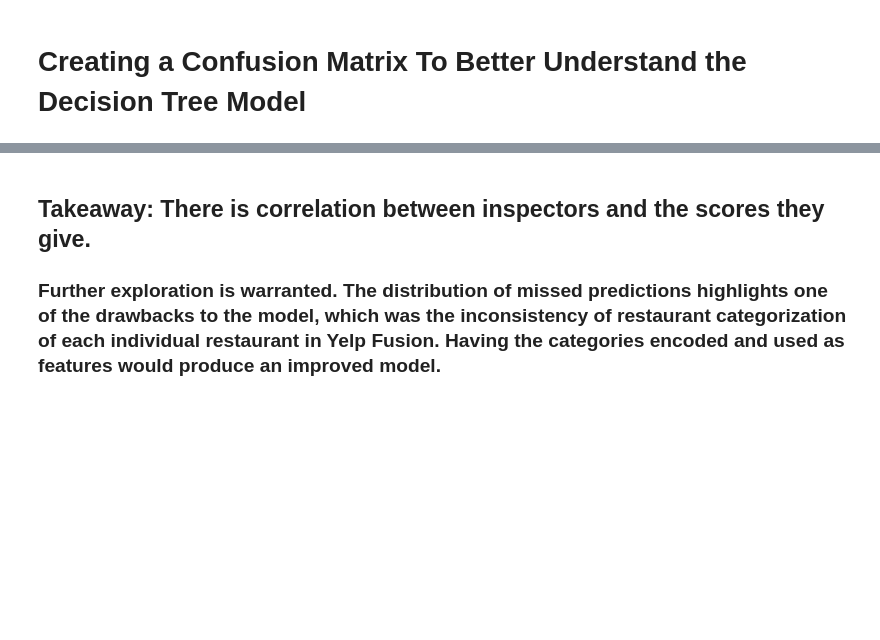
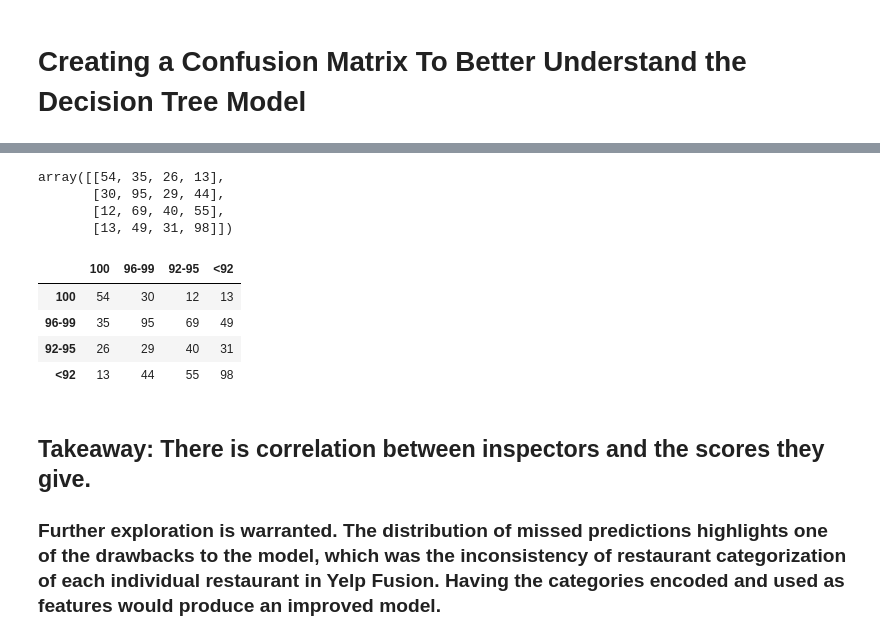
Before and after one commit to CodeBound-Annihilators/yelpproject, a Jupyter notebook: 4_Master_Model.ipynb, the cells around one changed output, grey strips where cells are left out. Cells and saved outputs as stored; diff of their text form; code cells hidden in the pictures; blank space fills up the shorter version.

Commit message:
Second Confusion Matrix

```diff
--- a/4_Master_Model.ipynb
+++ b/4_Master_Model.ipynb
@@ -342,3 +484,6 @@ print('Accuracy of random forest classifier on test set: {:.2f}'
      .format(rf.score(X_test, y_test)))
 # %% [markdown]
 # Creating a Confusion Matrix To Better Understand the Decision Tree Model
+# %%
+y_pred = clf.predict(X_test)
+y_pred
@@ -345,10 +508,21 @@ print('Accuracy of random forest classifier on test set: {:.2f}'
 # %%
-confusion_matrix(y_train,y_pred)
+confusion_matrix(y_test,y_pred)
+# %% [output]
+array([[54, 35, 26, 13],
+       [30, 95, 29, 44],
+       [12, 69, 40, 55],
+       [13, 49, 31, 98]])
 # %%
 #Making the confusion matrix "pretty"
 labels=(" 100 ", " 96-99 ", " 92-95 ", " <92 ")
-pretty_cm=pd.DataFrame(confusion_matrix(y_train,y_pred),index=labels,columns=labels)
+pretty_cm=pd.DataFrame(confusion_matrix(y_test,y_pred),index=labels,columns=labels)
 pretty_cm.T
+# %% [output]
+|  | 100 | 96-99 | 92-95 | <92 |
+| 100 | 54 | 30 | 12 | 13 |
+| 96-99 | 35 | 95 | 69 | 49 |
+| 92-95 | 26 | 29 | 40 | 31 |
+| <92 | 13 | 44 | 55 | 98 |
 # %% [markdown]
 ## Takeaway: There is correlation between inspectors and the scores they give.
 ### Further exploration is warranted. The distribution of missed predictions highlights one of the drawbacks to the model, which was the inconsistency of restaurant categorization of each individual restaurant in Yelp Fusion. Having the categories encoded and used as features would produce an improved model.
```
Also changed, not shown: parts of 22 cells of this notebook.
